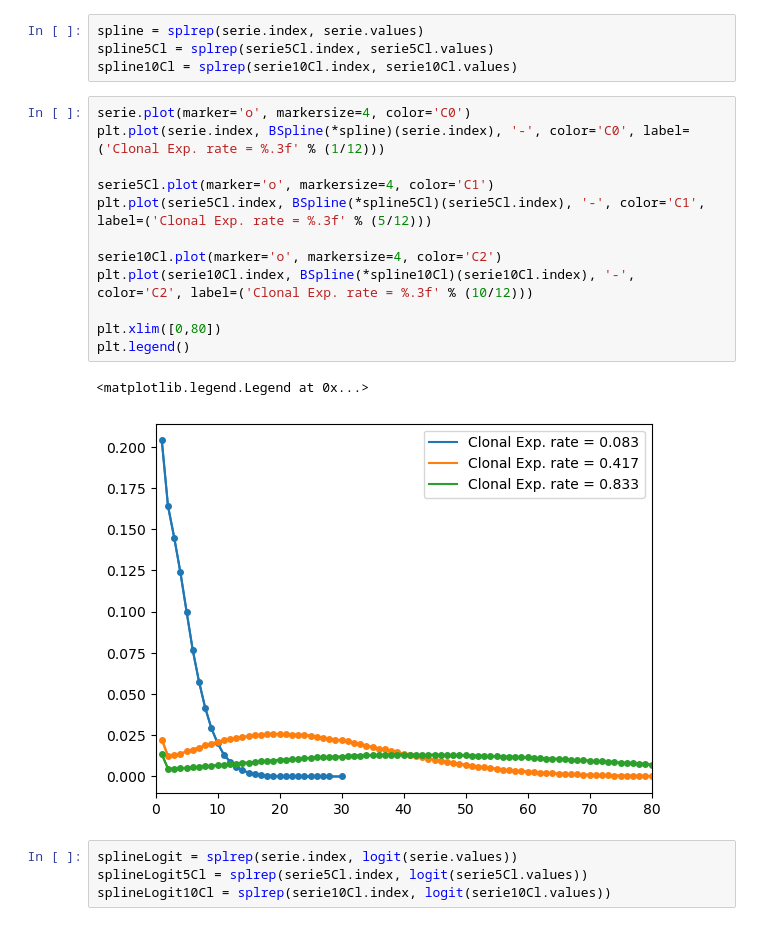
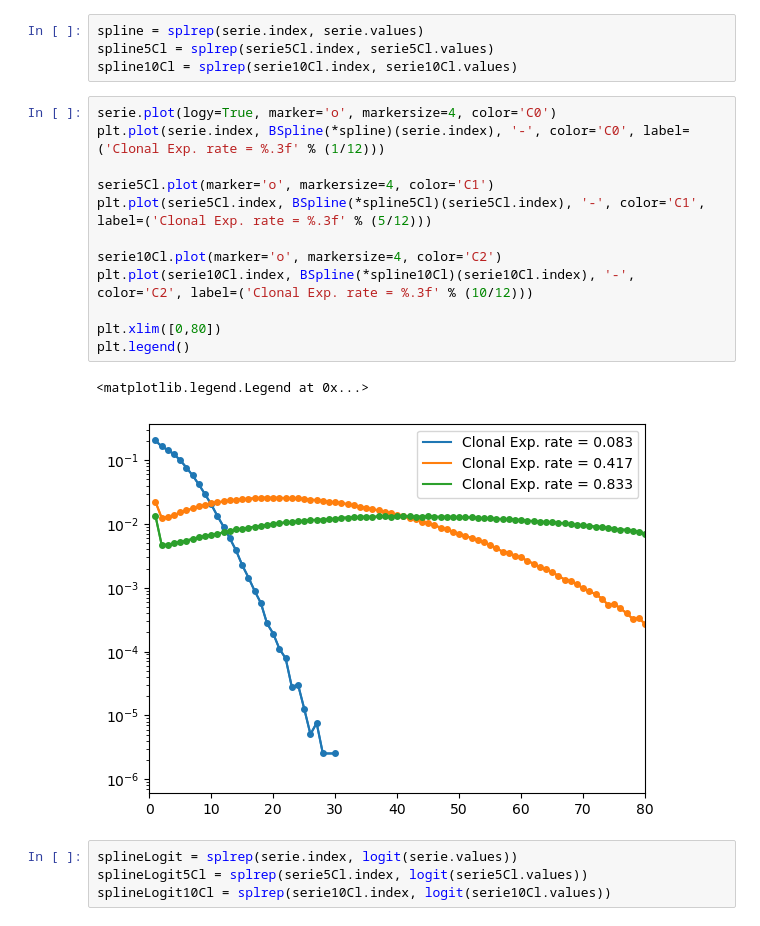
Before and after one commit to sysbio-curie/PopMaBoSS, a Jupyter notebook: ICD_phenomenological.ipynb, the cells around one changed output. Drawn from its saved outputs; the diff is of its cells as text.

```diff
--- a/ICD_phenomenological.ipynb
+++ b/ICD_phenomenological.ipynb
@@ -43,20 +100,20 @@ spline = splrep(serie.index, serie.values)
 spline5Cl = splrep(serie5Cl.index, serie5Cl.values)
 spline10Cl = splrep(serie10Cl.index, serie10Cl.values)
 # %%
-serie.plot(marker='o', markersize=4, color='C0')
+serie.plot(logy=True, marker='o', markersize=4, color='C0')
 plt.plot(serie.index, BSpline(*spline)(serie.index), '-', color='C0', label=('Clonal Exp. rate = %.3f' % (1/12)))
 
 serie5Cl.plot(marker='o', markersize=4, color='C1')
 plt.plot(serie5Cl.index, BSpline(*spline5Cl)(serie5Cl.index), '-', color='C1', label=('Clonal Exp. rate = %.3f' % (5/12)))
 
 serie10Cl.plot(marker='o', markersize=4, color='C2')
 plt.plot(serie10Cl.index, BSpline(*spline10Cl)(serie10Cl.index), '-', color='C2', label=('Clonal Exp. rate = %.3f' % (10/12)))
 
 plt.xlim([0,80])
 plt.legend()
 # %% [output]
 <matplotlib.legend.Legend at 0x...>
-[figure, old version]
+[figure, new version]
 # %%
 splineLogit = splrep(serie.index, logit(serie.values))
 splineLogit5Cl = splrep(serie5Cl.index, logit(serie5Cl.values))
```
Also changed, not shown: parts of 14 cells of this notebook, 2 other files.
